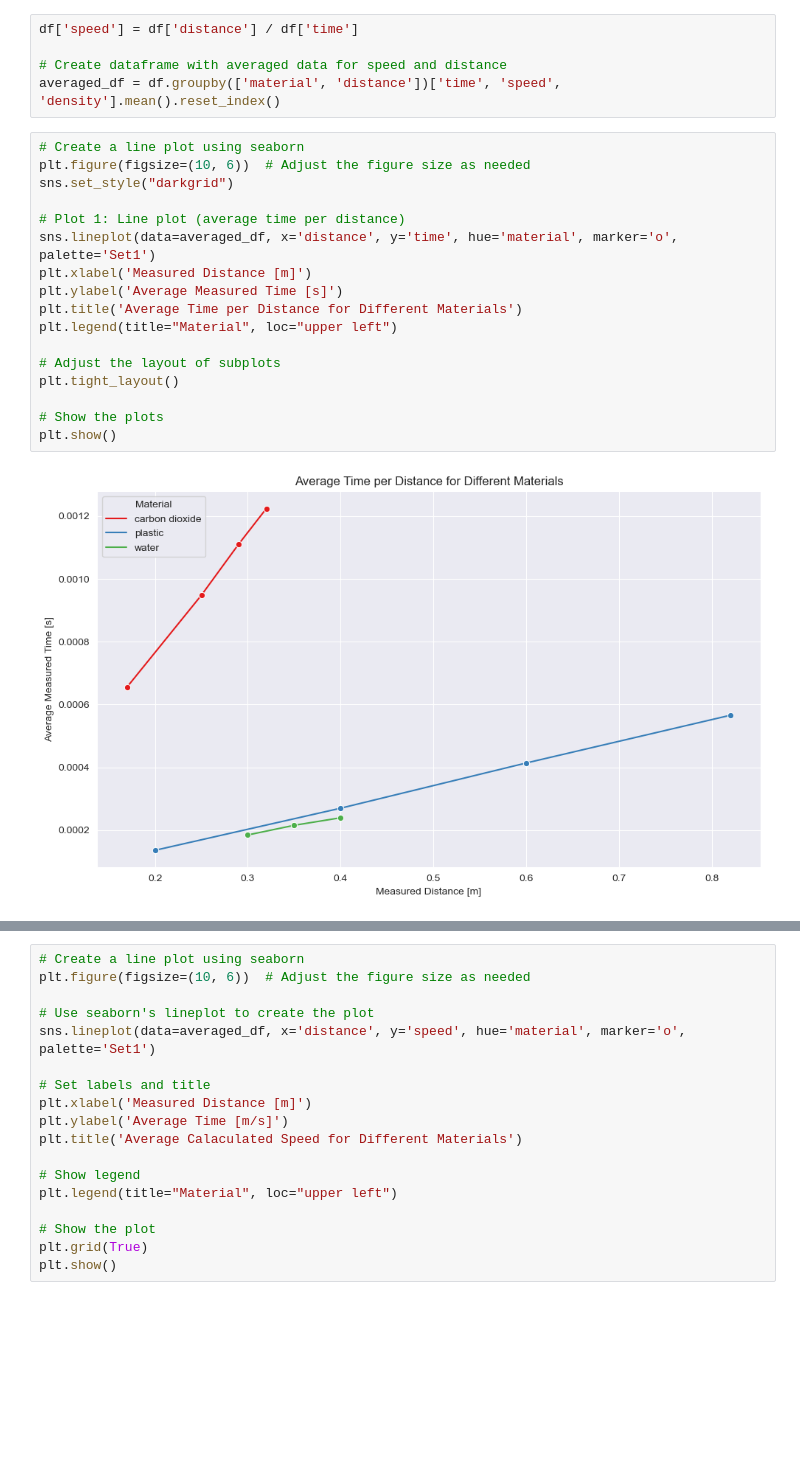
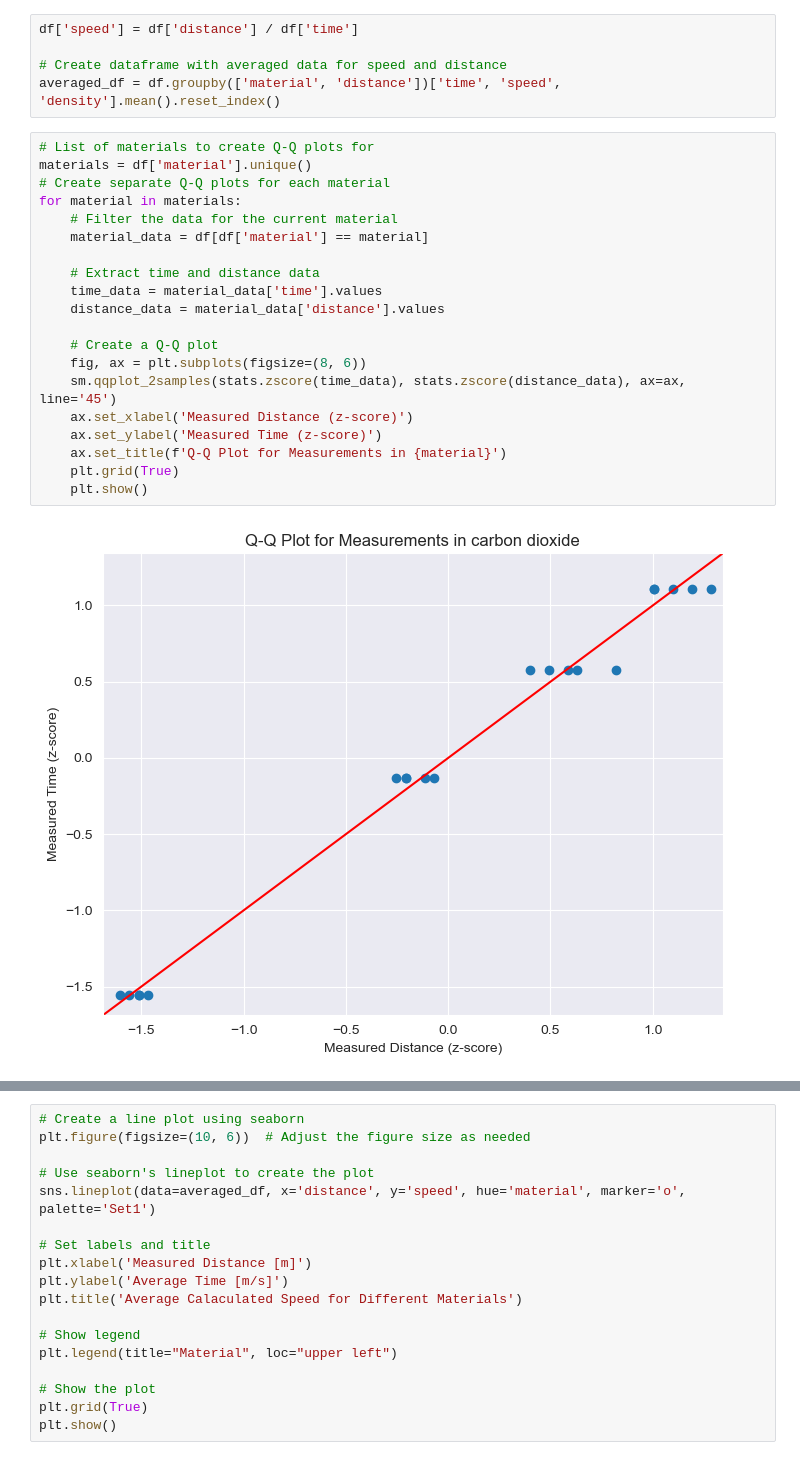
Before and after one commit to HorusXIV/IDAF_Datenanalyse, a Jupyter notebook: Datenanalyse.ipynb, the cells around one changed output, grey strips where cells are left out. Drawn from its saved outputs; the diff is of its cells as text; blank space fills up the shorter version.

```diff
--- a/Datenanalyse.ipynb
+++ b/Datenanalyse.ipynb
@@ -23,22 +24,25 @@ df['speed'] = df['distance'] / df['time']
 
 # Create dataframe with averaged data for speed and distance
 averaged_df = df.groupby(['material', 'distance'])['time', 'speed', 'density'].mean().reset_index()
-# %%
-# Create a line plot using seaborn
-plt.figure(figsize=(10, 6))  # Adjust the figure size as needed
-sns.set_style("darkgrid")
-
-# Plot 1: Line plot (average time per distance)
-sns.lineplot(data=averaged_df, x='distance', y='time', hue='material', marker='o', palette='Set1')
-plt.xlabel('Measured Distance [m]')
-plt.ylabel('Average Measured Time [s]')
-plt.title('Average Time per Distance for Different Materials')
-plt.legend(title="Material", loc="upper left")
-
-# Adjust the layout of subplots
-plt.tight_layout()
-
-# Show the plots
-plt.show()
-# %% [output]
-[figure, removed]
+# %%
+# List of materials to create Q-Q plots for
+materials = df['material'].unique()
+# Create separate Q-Q plots for each material
+for material in materials:
+    # Filter the data for the current material
+    material_data = df[df['material'] == material]
+
+    # Extract time and distance data
+    time_data = material_data['time'].values
+    distance_data = material_data['distance'].values
+
+    # Create a Q-Q plot
+    fig, ax = plt.subplots(figsize=(8, 6))
+    sm.qqplot_2samples(stats.zscore(time_data), stats.zscore(distance_data), ax=ax, line='45')
+    ax.set_xlabel('Measured Distance (z-score)')
+    ax.set_ylabel('Measured Time (z-score)')
+    ax.set_title(f'Q-Q Plot for Measurements in {material}')
+    plt.grid(True)
+    plt.show()
+# %% [output]
+[figure, added]
```
Also changed, not shown: parts of 5 cells of this notebook, 1 other file.
